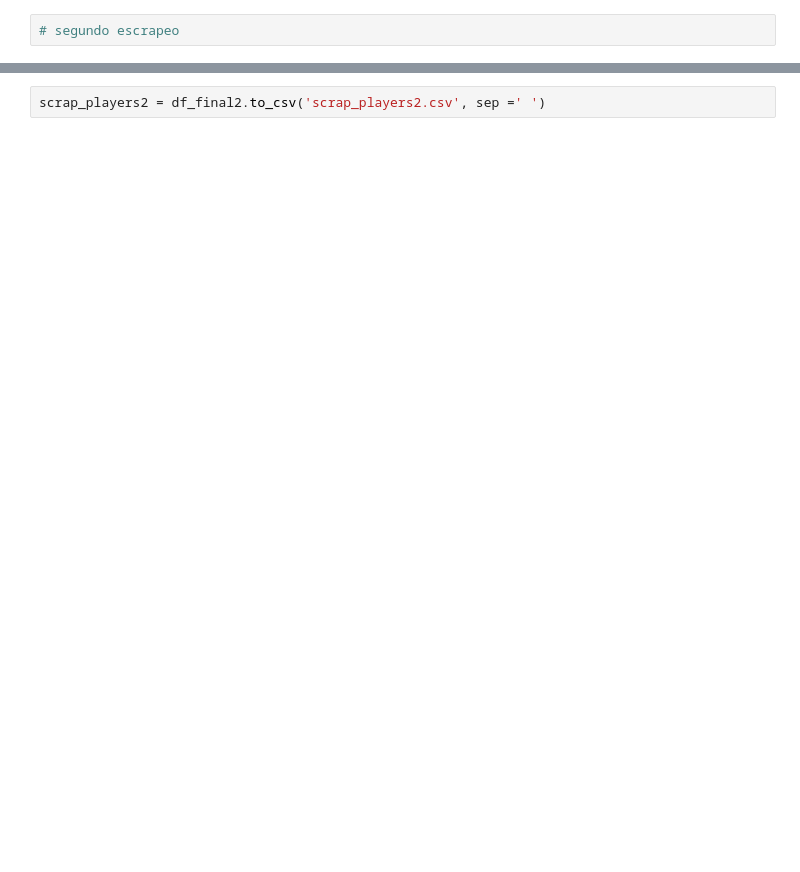
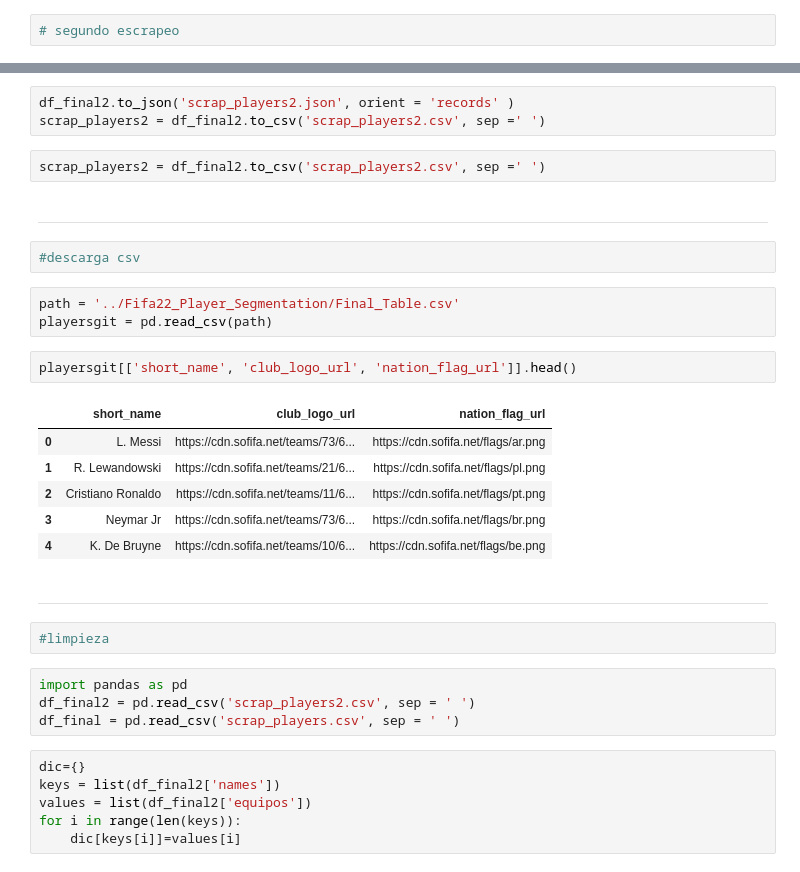
Before and after one commit to Miguelmotacava/ETL-project, a Jupyter notebook: code/main.ipynb, the cells around one changed output, grey strips where cells are left out. Drawn from its saved outputs; the diff is of its cells as text; blank space fills up the shorter version.

```diff
--- a/code/main.ipynb
+++ b/code/main.ipynb
@@ -157,2 +86,35 @@ df_final2
+# %%
+df_final2.to_json('scrap_players2.json', orient = 'records' )
+scrap_players2 = df_final2.to_csv('scrap_players2.csv', sep =' ')
 # %%
 scrap_players2 = df_final2.to_csv('scrap_players2.csv', sep =' ')
+# %% [markdown]
+-----
+# %%
+#descarga csv
+# %%
+path = '../Fifa22_Player_Segmentation/Final_Table.csv'
+playersgit = pd.read_csv(path)
+# %%
+playersgit[['short_name', 'club_logo_url', 'nation_flag_url']].head()
+# %% [output]
+|  | short_name | club_logo_url | nation_flag_url |
+| 0 | L. Messi | https://cdn.sofifa.net/teams/73/6... | https://cdn.sofifa.net/flags/ar.png |
+| 1 | R. Lewandowski | https://cdn.sofifa.net/teams/21/6... | https://cdn.sofifa.net/flags/pl.png |
+| 2 | Cristiano Ronaldo | https://cdn.sofifa.net/teams/11/6... | https://cdn.sofifa.net/flags/pt.png |
+| 3 | Neymar Jr | https://cdn.sofifa.net/teams/73/6... | https://cdn.sofifa.net/flags/br.png |
+| 4 | K. De Bruyne | https://cdn.sofifa.net/teams/10/6... | https://cdn.sofifa.net/flags/be.png |
+# %% [markdown]
+---
+# %%
+#limpieza
+# %%
+import pandas as pd
+df_final2 = pd.read_csv('scrap_players2.csv', sep = ' ')
+df_final = pd.read_csv('scrap_players.csv', sep = ' ')
+# %%
+dic={}
+keys = list(df_final2['names'])
+values = list(df_final2['equipos'])
+for i in range(len(keys)):
+    dic[keys[i]]=values[i]
```
Also changed, not shown: parts of 26 cells of this notebook, 7 other files.
